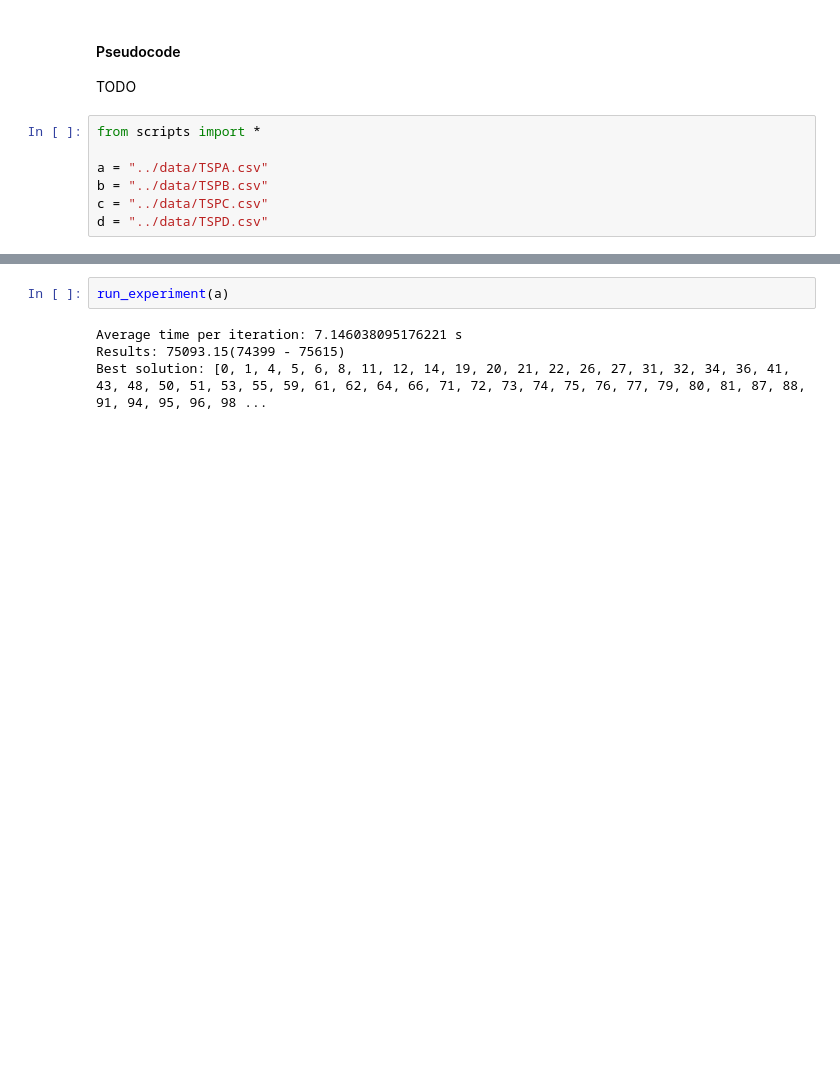
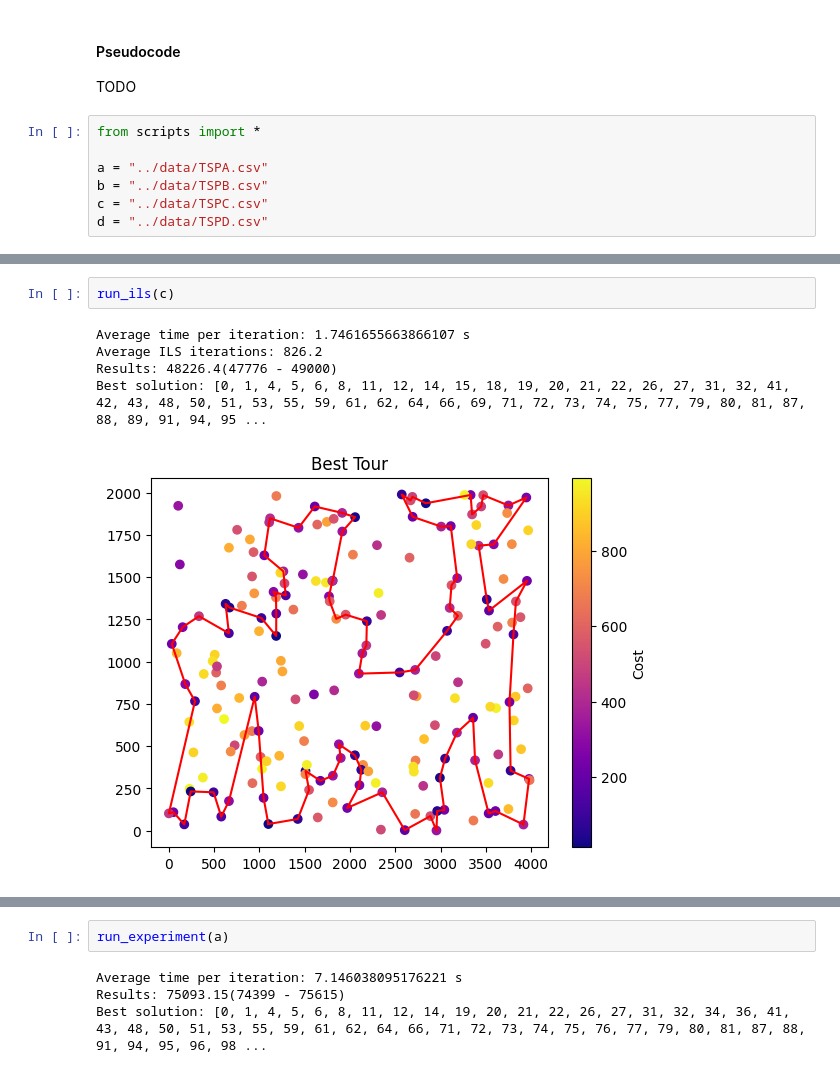
Before and after one commit to Oskshust/evo_comp, a Jupyter notebook: 6/raport.ipynb, the cells around one changed output, grey strips where cells are left out. Cells and saved outputs as stored; diff of their text form; blank space fills up the shorter version.

```diff
--- a/6/raport.ipynb
+++ b/6/raport.ipynb
@@ -32,0 +41,8 @@ Best solution: [0, 1, 4, 6, 8, 11, 14, 19, 20, 21, 22, 26, 27, 31, 32, 36, 41, 4
+# %%
+run_ils(c)
+# %% [output]
+Average time per iteration: 1.7461655663866107 s
+Average ILS iterations: 826.2
+Results: 48226.4(47776 - 49000)
+Best solution: [0, 1, 4, 5, 6, 8, 11, 12, 14, 15, 18, 19, 20, 21, 22, 26, 27, 31, 32, 41, 42, 43, 48, 50, 51, 53, 55, 59, 61, 62, 64, 66, 69, 71, 72, 73, 74, 75, 77, 79, 80, 81, 87, 88, 89, 91, 94, 95 ...
+[figure, added]
```
Also changed, not shown: parts of 3 cells of this notebook, 1 other file.
